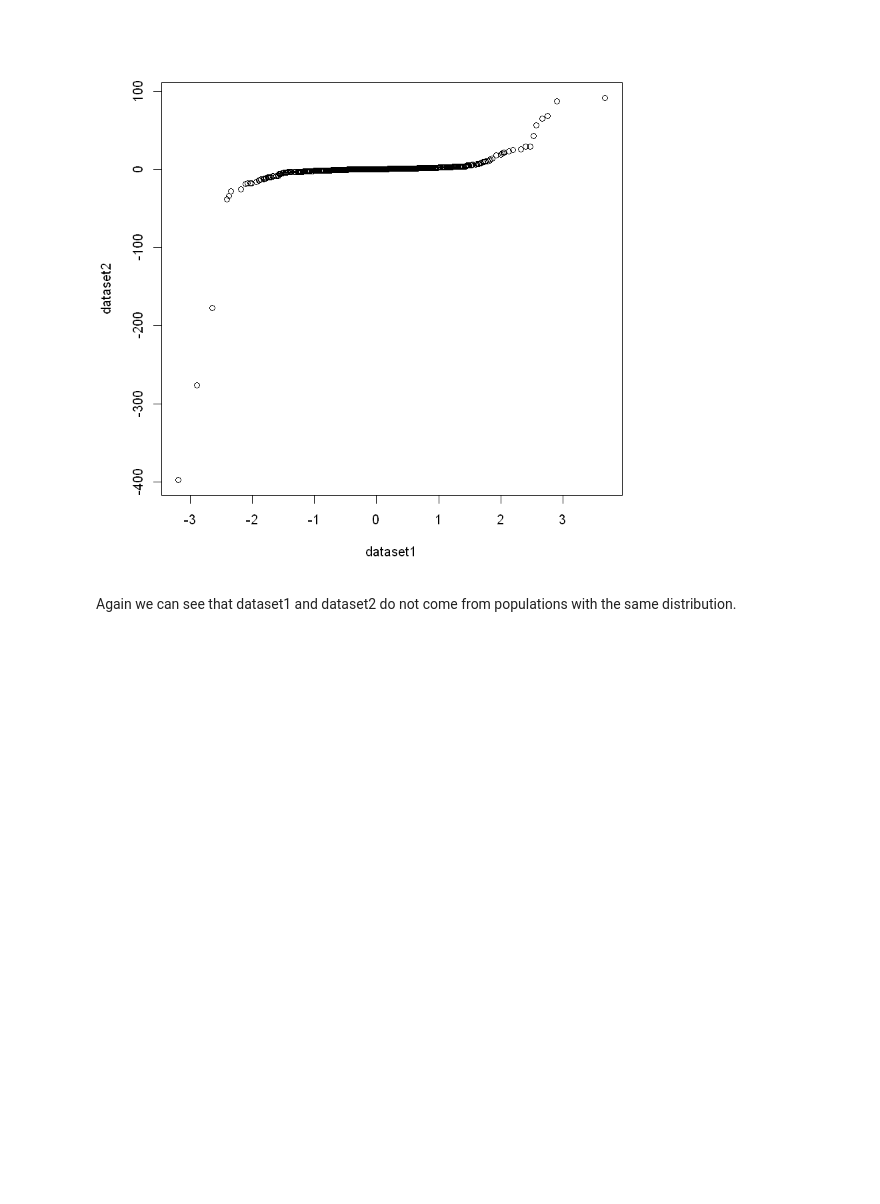
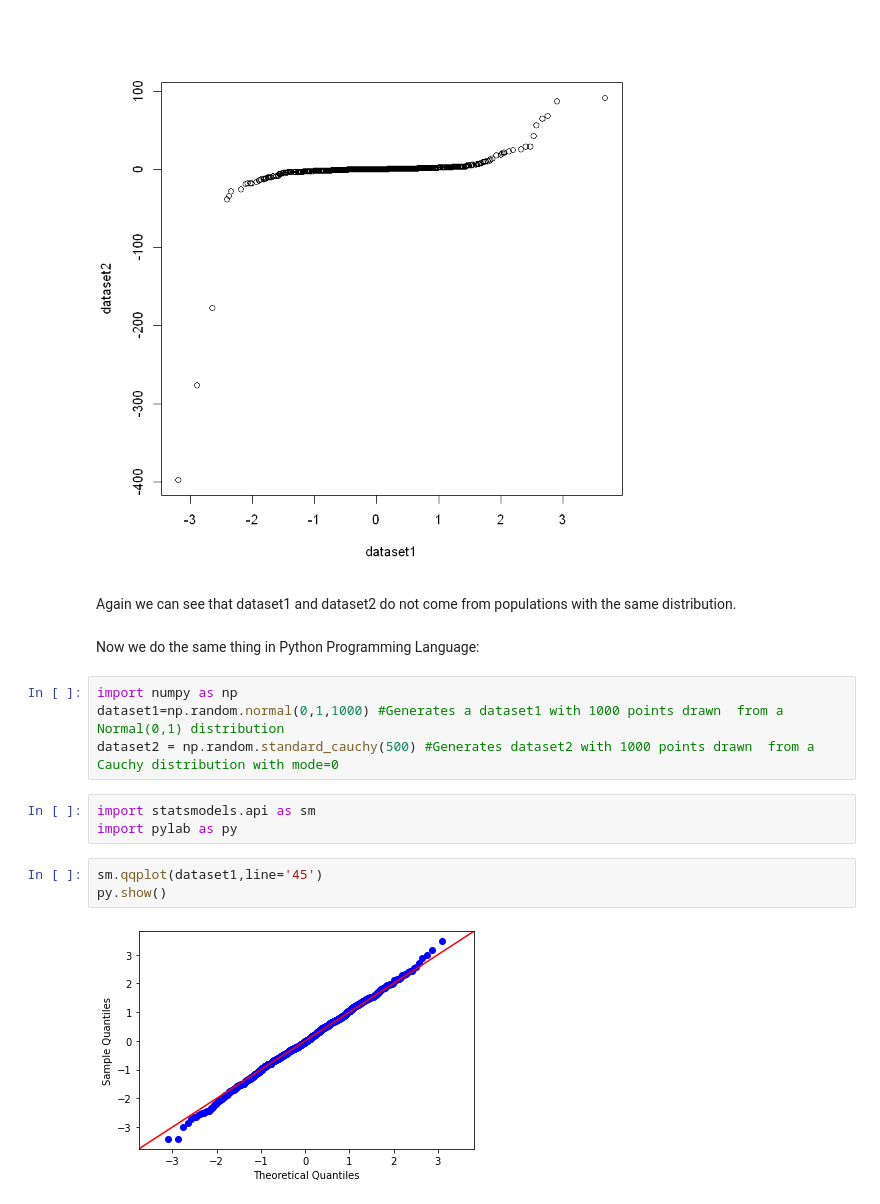
Before and after one commit to anirbansaha96/financial-engineering-wqu, a Jupyter notebook: Module 1/1. Quantile Quantile Plot - R and Python.ipynb, the cells around one changed output. Drawn from its saved outputs; the diff is of its cells as text; blank space fills up the shorter version.

Commit message:
Added Python and R in same notebook for 1. Quantile Quantile Plot

```diff
--- a/Module 1/1. Quantile Quantile Plot - R.ipynb
+++ b/Module 1/1. Quantile Quantile Plot - R and Python.ipynb
@@ -41,3 +41,17 @@ qqplot(x=dataset1, y=dataset2)
 [figure]
 # %% [markdown]
 Again we can see that dataset1 and dataset2 do not come from populations with the same distribution.
+# %% [markdown]
+Now we do the same thing in Python Programming Language:
+# %%
+import numpy as np
+dataset1=np.random.normal(0,1,1000) #Generates a dataset1 with 1000 points drawn  from a Normal(0,1) distribution
+dataset2 = np.random.standard_cauchy(500) #Generates dataset2 with 1000 points drawn  from a Cauchy distribution with mode=0
+# %%
+import statsmodels.api as sm
+import pylab as py
+# %%
+sm.qqplot(dataset1,line='45')
+py.show()
+# %% [output]
+[figure, added]
```
Also changed, not shown: parts of 3 cells of this notebook, 1 other file.
